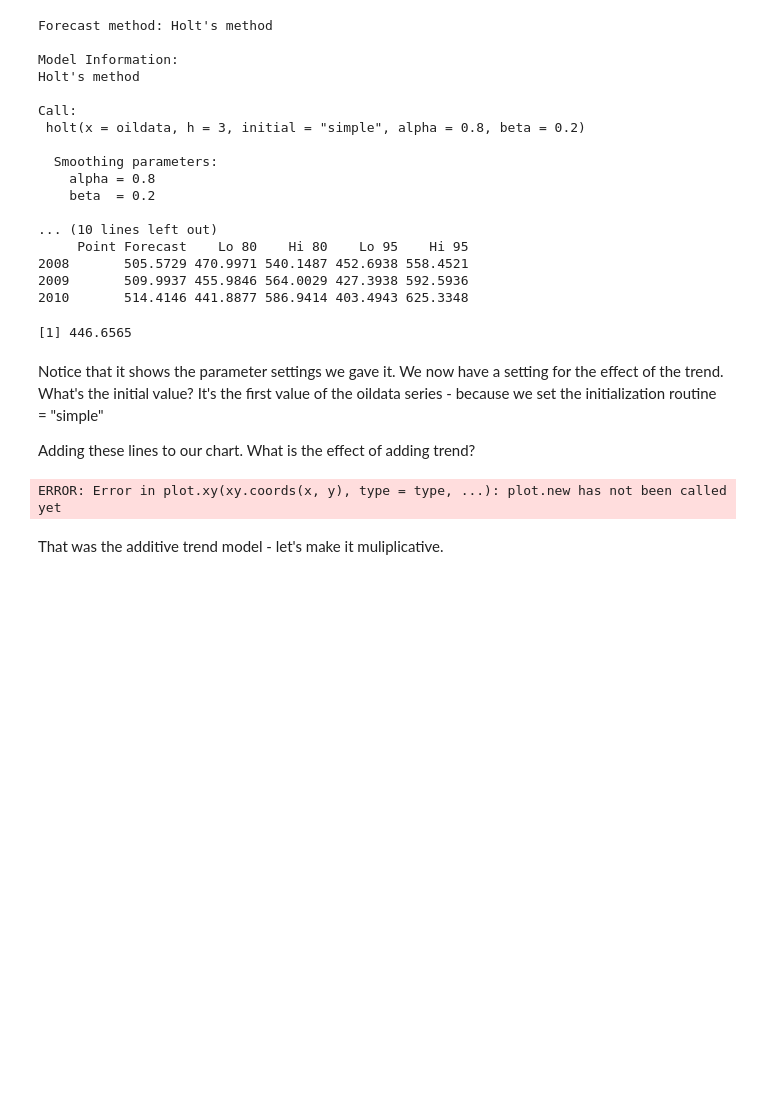
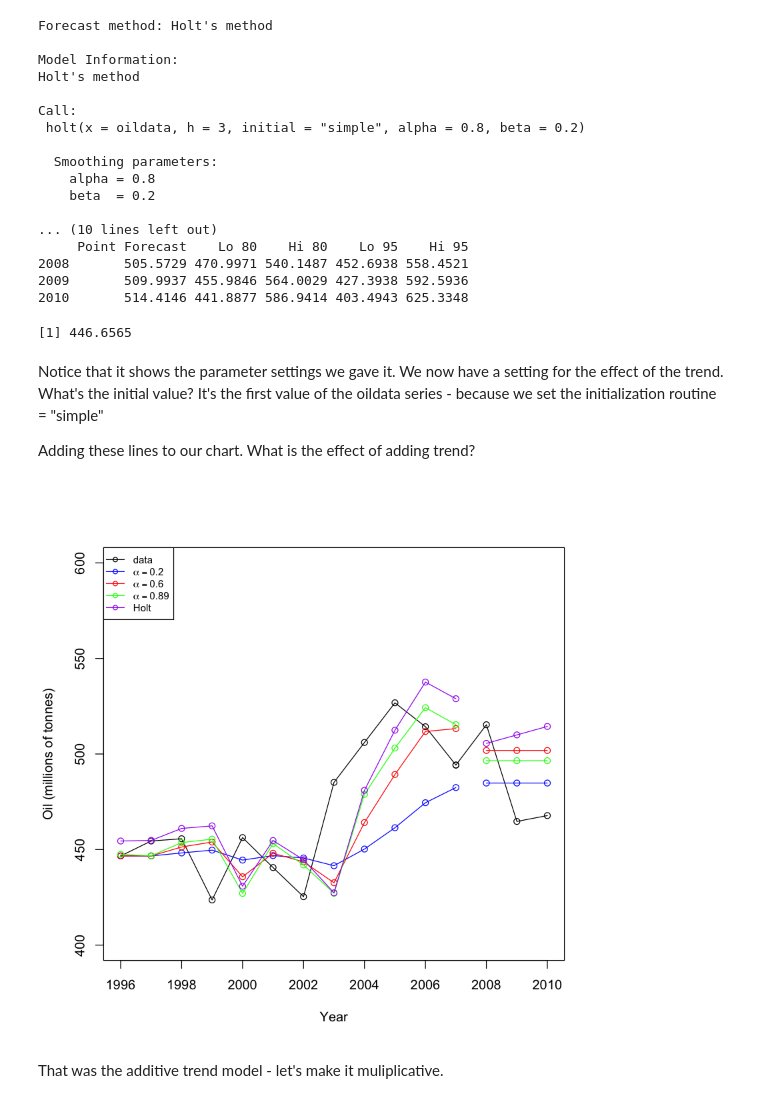
Before and after one commit to kofoide/forecasting, a Jupyter notebook: Week4/Week4.ipynb, the cells around one changed output. Cells and saved outputs as stored; diff of their text form; code cells hidden in the pictures; blank space fills up the shorter version.

```diff
--- a/Week4/Week4.ipynb
+++ b/Week4/Week4.ipynb
@@ -137,14 +130,29 @@ Call:
 Notice that it shows the parameter settings we gave it. We now have a setting for the effect of the trend.  What's the initial value?  It's the first value of the oildata series - because we set the initialization routine = "simple"
 
 Adding these lines to our chart.  What is the effect of adding trend?
-# %%
-lines(fitted(fith), type = "o", col="purple")
-lines(fith$mean, col="purple", type="o")
-legend("topleft",lty=1, cex = 0.75, col=c(1,"blue","red","green", "purple"),
-       c("data", expression(alpha == 0.2), expression(alpha == 0.6),
-         expression(alpha == 0.89),"Holt"),pch=1)
-# %% [output]
-ERROR: Error in plot.xy(xy.coords(x, y), type = type, ...): plot.new has not been called yet
+# %%
+plot(fit1, plot.conf=FALSE, ylim = c(400, 600), ylab="Oil (millions of tonnes)"
+     , xlab="Year"
+     , main=""
+     , fcol="white", type="o")
+#this just plots the data through 2007 because that's what we ran the model over
+#we have more data but have to plot it seperately if we want to compare the forecast with the actual
+# add these lines for putting the actual data past 2007
+test.oil <- window(oil, start = 2007)
+lines(test.oil, col = "black", type = "o")
+lines(fitted(fit1), col="blue", type="o")
+lines(fitted(fit2), col="red", type="o")
+lines(fitted(fit3), col="green", type="o")
+lines(fit1$mean, col="blue", type="o")
+lines(fit2$mean, col="red", type="o")
+lines(fit3$mean, col="green", type="o")
+lines(fitted(fith), type = "o", col="purple")
+lines(fith$mean, col="purple", type="o")
+legend("topleft",lty=1, cex = 0.75, col=c(1,"blue","red","green", "purple"),
+       c("data", expression(alpha == 0.2), expression(alpha == 0.6),
+         expression(alpha == 0.89),"Holt"),pch=1)
+# %% [output]
+[figure, added]
 # %% [markdown]
 
 That was the additive trend model - let's make it muliplicative.
```
Also changed, not shown: parts of 21 cells of this notebook.
